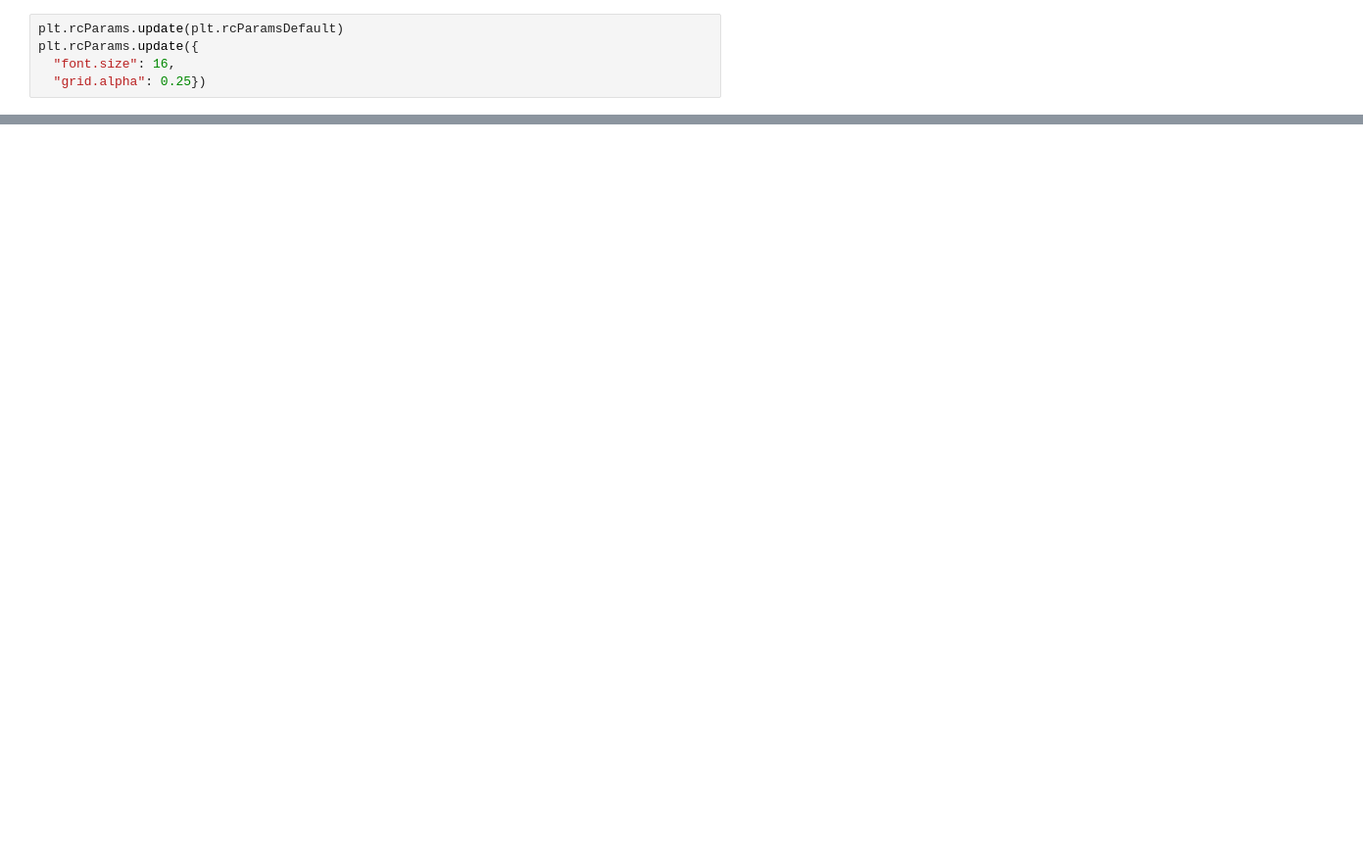
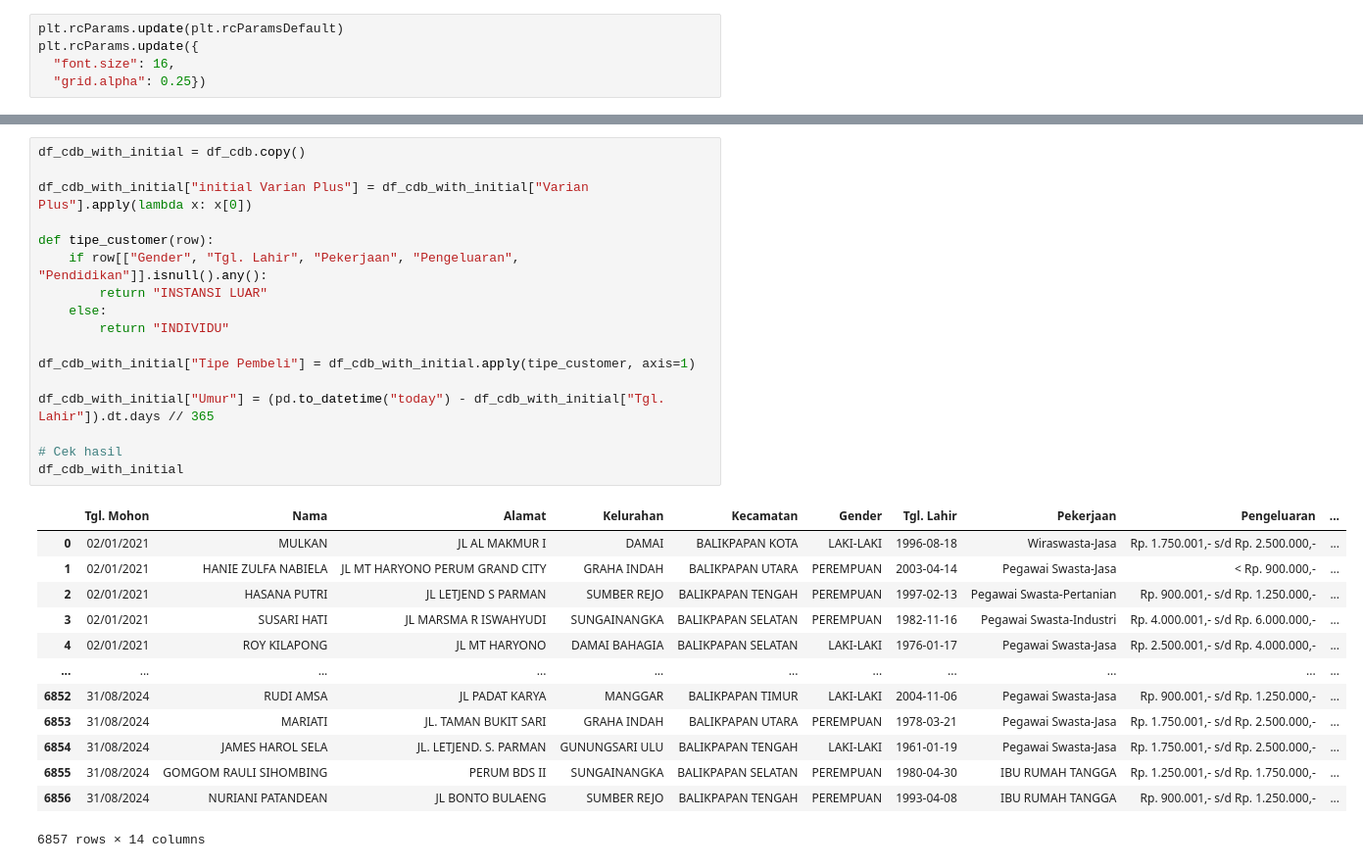
Before and after one commit to anajesset/tugas-akhirr, a Jupyter notebook: model.ipynb, the cells around one changed output, grey strips where cells are left out. Shown at 98% size. Cells and saved outputs as stored; diff of their text form; blank space fills up the shorter version.

```diff
--- a/model.ipynb
+++ b/model.ipynb
@@ -99,0 +135,31 @@ df_widget
+# %%
+df_cdb_with_initial = df_cdb.copy()
+
+df_cdb_with_initial["initial Varian Plus"] = df_cdb_with_initial["Varian Plus"].apply(lambda x: x[0])
+
+def tipe_customer(row):
+    if row[["Gender", "Tgl. Lahir", "Pekerjaan", "Pengeluaran", "Pendidikan"]].isnull().any():
+        return "INSTANSI LUAR"
+    else:
+        return "INDIVIDU"
+
+df_cdb_with_initial["Tipe Pembeli"] = df_cdb_with_initial.apply(tipe_customer, axis=1)
+
+df_cdb_with_initial["Umur"] = (pd.to_datetime("today") - df_cdb_with_initial["Tgl. Lahir"]).dt.days // 365
+
+# Cek hasil
+df_cdb_with_initial
+# %% [output]
+|  | Tgl. Mohon | Nama | Alamat | Kelurahan | Kecamatan | Gender | Tgl. Lahir | Pekerjaan | Pengeluaran | ... |
+| 0 | 02/01/2021 | MULKAN | JL AL MAKMUR I | DAMAI | BALIKPAPAN KOTA | LAKI-LAKI | 1996-08-18 | Wiraswasta-Jasa | Rp. 1.750.001,- s/d Rp. 2.500.000,- | ... |
+| 1 | 02/01/2021 | HANIE ZULFA NABIELA | JL MT HARYONO PERUM GRAND CITY | GRAHA INDAH | BALIKPAPAN UTARA | PEREMPUAN | 2003-04-14 | Pegawai Swasta-Jasa | < Rp. 900.000,- | ... |
+| 2 | 02/01/2021 | HASANA PUTRI | JL LETJEND S PARMAN | SUMBER REJO | BALIKPAPAN TENGAH | PEREMPUAN | 1997-02-13 | Pegawai Swasta-Pertanian | Rp. 900.001,- s/d Rp. 1.250.000,- | ... |
+| 3 | 02/01/2021 | SUSARI HATI | JL MARSMA R ISWAHYUDI | SUNGAINANGKA | BALIKPAPAN SELATAN | PEREMPUAN | 1982-11-16 | Pegawai Swasta-Industri | Rp. 4.000.001,- s/d Rp. 6.000.000,- | ... |
+| 4 | 02/01/2021 | ROY KILAPONG | JL MT HARYONO | DAMAI BAHAGIA | BALIKPAPAN SELATAN | LAKI-LAKI | 1976-01-17 | Pegawai Swasta-Jasa | Rp. 2.500.001,- s/d Rp. 4.000.000,- | ... |
+| ... | ... | ... | ... | ... | ... | ... | ... | ... | ... | ... |
+| 6852 | 31/08/2024 | RUDI AMSA | JL PADAT KARYA | MANGGAR | BALIKPAPAN TIMUR | LAKI-LAKI | 2004-11-06 | Pegawai Swasta-Jasa | Rp. 900.001,- s/d Rp. 1.250.000,- | ... |
+| 6853 | 31/08/2024 | MARIATI | JL. TAMAN BUKIT SARI | GRAHA INDAH | BALIKPAPAN UTARA | PEREMPUAN | 1978-03-21 | Pegawai Swasta-Jasa | Rp. 1.750.001,- s/d Rp. 2.500.000,- | ... |
+| 6854 | 31/08/2024 | JAMES HAROL SELA | JL. LETJEND. S. PARMAN | GUNUNGSARI ULU | BALIKPAPAN TENGAH | LAKI-LAKI | 1961-01-19 | Pegawai Swasta-Jasa | Rp. 1.750.001,- s/d Rp. 2.500.000,- | ... |
+| 6855 | 31/08/2024 | GOMGOM RAULI SIHOMBING | PERUM BDS II | SUNGAINANGKA | BALIKPAPAN SELATAN | PEREMPUAN | 1980-04-30 | IBU RUMAH TANGGA | Rp. 1.250.001,- s/d Rp. 1.750.000,- | ... |
+| 6856 | 31/08/2024 | NURIANI PATANDEAN | JL BONTO BULAENG | SUMBER REJO | BALIKPAPAN TENGAH | PEREMPUAN | 1993-04-08 | IBU RUMAH TANGGA | Rp. 900.001,- s/d Rp. 1.250.000,- | ... |
+6857 rows × 14 columns
```
Also changed, not shown: parts of 17 cells of this notebook, 3 other files.
